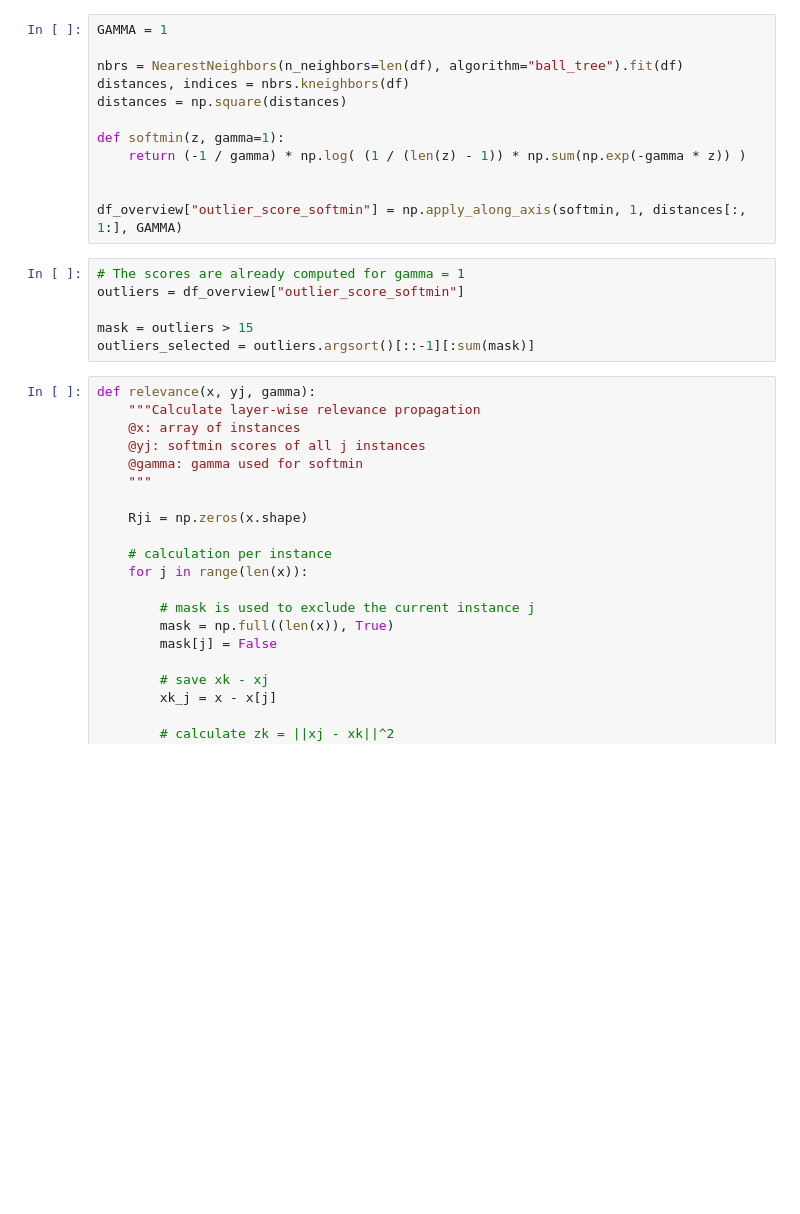
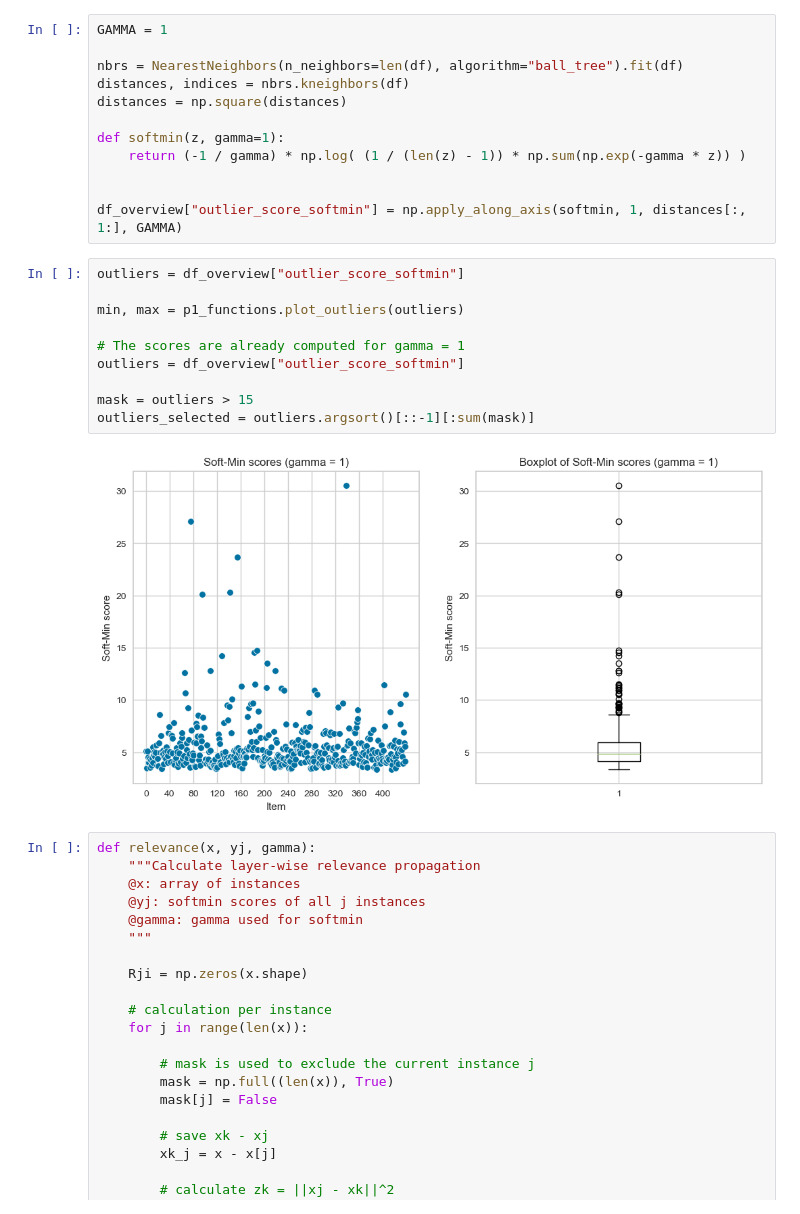
Before and after one commit to jascha-je/LabML4DS, a Jupyter notebook: p1/subpart_3.ipynb, the cells around one changed output. Saved outputs shown, nothing was run; the diff lists cells and outputs as text; blank space fills up the shorter version.

```diff
--- a/p1/subpart_3.ipynb
+++ b/p1/subpart_3.ipynb
@@ -57,11 +58,17 @@ def softmin(z, gamma=1):
 
 df_overview["outlier_score_softmin"] = np.apply_along_axis(softmin, 1, distances[:, 1:], GAMMA)
 # %%
+outliers = df_overview["outlier_score_softmin"]
+
+min, max = p1_functions.plot_outliers(outliers)
+
 # The scores are already computed for gamma = 1
 outliers = df_overview["outlier_score_softmin"]
 
 mask = outliers > 15
 outliers_selected = outliers.argsort()[::-1][:sum(mask)]
+# %% [output]
+[figure, added]
 # %%
 def relevance(x, yj, gamma):
     """Calculate layer-wise relevance propagation
```
Also changed, not shown: parts of 39 cells of this notebook, 2 other files.
